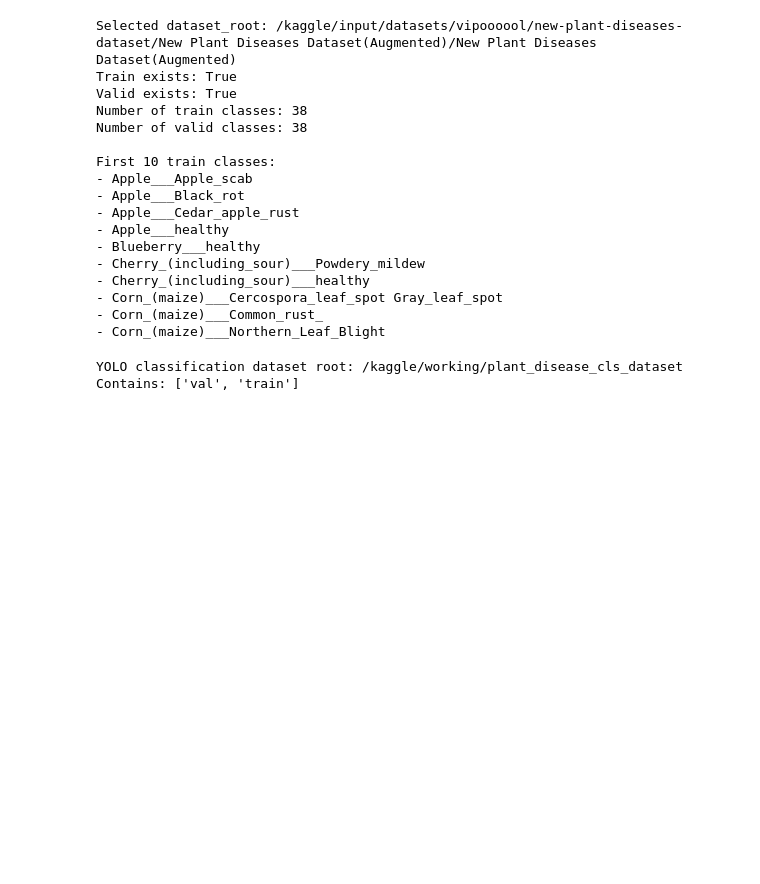
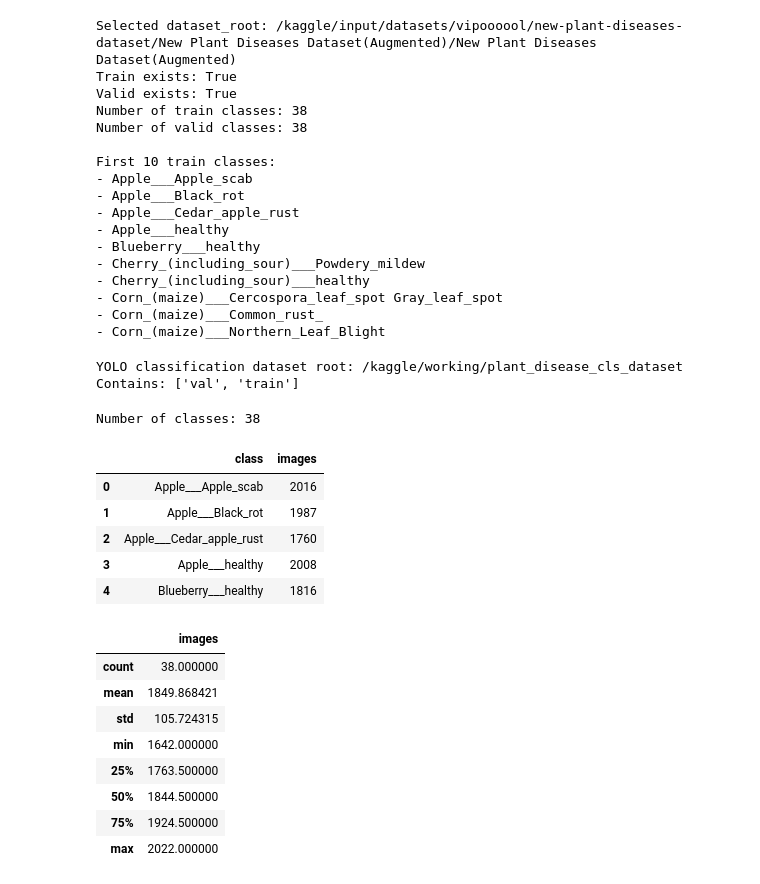
Before and after one commit to rafiabdullah-spec/Tomato-Leaf-Disease-Detection-Using-YOLO11, a Jupyter notebook: Tomato Leaf Disease Detection Using YOLO11.ipynb, the cells around one changed output. Drawn from its saved outputs; the diff is of its cells as text; code cells hidden in the pictures; blank space fills up the shorter version.

```diff
--- a/Tomato Leaf Disease Detection Using YOLO11.ipynb
+++ b/Tomato Leaf Disease Detection Using YOLO11.ipynb
@@ -178,3 +178,35 @@ print('Contains:', [p.name for p in WORK_DATASET.iterdir()])
 # %% [output]
 YOLO classification dataset root: /kaggle/working/plant_disease_cls_dataset
 Contains: ['val', 'train']
+# %%
+def count_images_by_class(split_dir):
+    rows = []
+    for class_dir in sorted(Path(split_dir).iterdir()):
+        if class_dir.is_dir():
+            n = sum(1 for p in class_dir.rglob('*') if p.suffix.lower() in IMAGE_EXTS)
+            rows.append({'class': class_dir.name, 'images': n})
+    return pd.DataFrame(rows)
+
+train_counts = count_images_by_class(WORK_DATASET / 'train')
+val_counts = count_images_by_class(WORK_DATASET / 'val')
+
+print('Number of classes:', len(train_counts))
+display(train_counts.head())
+display(train_counts.describe())
+# %% [output]
+Number of classes: 38
+|  | class | images |
+| 0 | Apple___Apple_scab | 2016 |
+| 1 | Apple___Black_rot | 1987 |
+| 2 | Apple___Cedar_apple_rust | 1760 |
+| 3 | Apple___healthy | 2008 |
+| 4 | Blueberry___healthy | 1816 |
+|  | images |
+| count | 38.000000 |
+| mean | 1849.868421 |
+| std | 105.724315 |
+| min | 1642.000000 |
+| 25% | 1763.500000 |
+| 50% | 1844.500000 |
+| 75% | 1924.500000 |
+| max | 2022.000000 |
```
Also changed, not shown: parts of 4 cells of this notebook.
